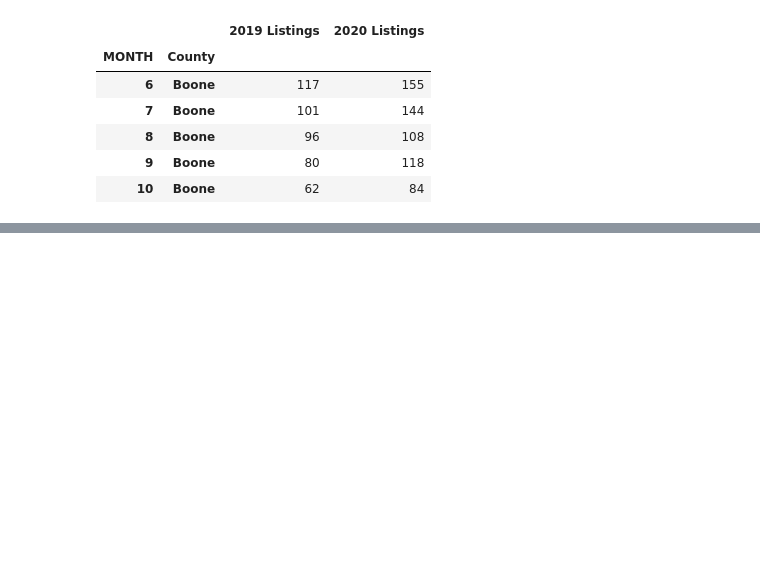
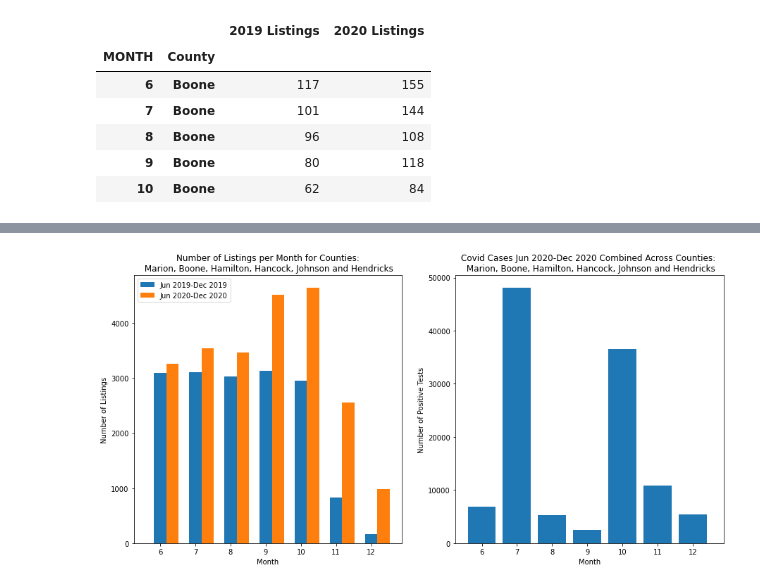
Before and after one commit to c-kleerun/COVID-Housing-Comparison, a Jupyter notebook: Covid-Housing-Analysis.ipynb, the cells around one changed output, grey strips where cells are left out. Cells and saved outputs as stored; diff of their text form; code cells hidden in the pictures; blank space fills up the shorter version.

```diff
--- a/Covid-Housing-Analysis.ipynb
+++ b/Covid-Housing-Analysis.ipynb
@@ -48,4 +48,7 @@ Name: COVID_COUNT, dtype: int64
 # %%
 covid_month_county= covid.groupby("MONTH_NAME")["COVID_COUNT"].sum()
 covid_month_county
+
+covid_month_county = pd.DataFrame(covid_month_county)
+covid_month_county
 # %% [output]
@@ -158,3 +151,7 @@ rs_combined_county.head()
 | 8 | Boone | 304809.97 | 400380.03 |
 | 9 | Boone | 288279.03 | 383739.58 |
 | 10 | Boone | 381970.16 | 347987.95 |
+# %%
+rs_19_month = rs_19.groupby(['MONTH']).count()
+rs_20_month = rs_20.groupby(['MONTH']).count()
+rs_20_month
@@ -234,0 +244,30 @@ plt.show()
+# %%
+covid = covid_month_county
+price_19 = rs_19_month['MLSNumber']
+price_20 = rs_20_month['MLSNumber']
+
+x_axis1 = covid_county_df.index
+x_axis2 = rs_19_month.index
+
+width=0.35
+
+fig, ax = plt.subplots(1, 2, figsize=(15,7), sharex=True, sharey=False)
+
+p1=ax[0].bar(x_axis2, price_19, width)
+p2=ax[0].bar(x_axis2 + width, price_20, width)
+
+ax[0].set_title('Number of Listings per Month for Counties:\n Marion, Boone, Hamilton, Hancock, Johnson and Hendricks')
+ax[0].set_ylabel('Number of Listings')
+ax[0].set_xlabel('Month')
+ax[0].legend((p1[0], p2[0]), ('Jun 2019-Dec 2019', 'Jun 2020-Dec 2020'))
+
+p3=ax[1].bar(x_axis2, covid['COVID_COUNT'])
+ax[1].set_title('Covid Cases Jun 2020-Dec 2020 Combined Across Counties: \n Marion, Boone, Hamilton, Hancock, Johnson and Hendricks')
+ax[1].set_ylabel('Number of Positive Tests')
+ax[1].set_xlabel('Month')
+ax[1].legend
+
+plt.savefig('output/listings_covid.png')
+plt.show()
+# %% [output]
+[figure, added]
```
Also changed, not shown: parts of 6 cells of this notebook, 2 other files.
